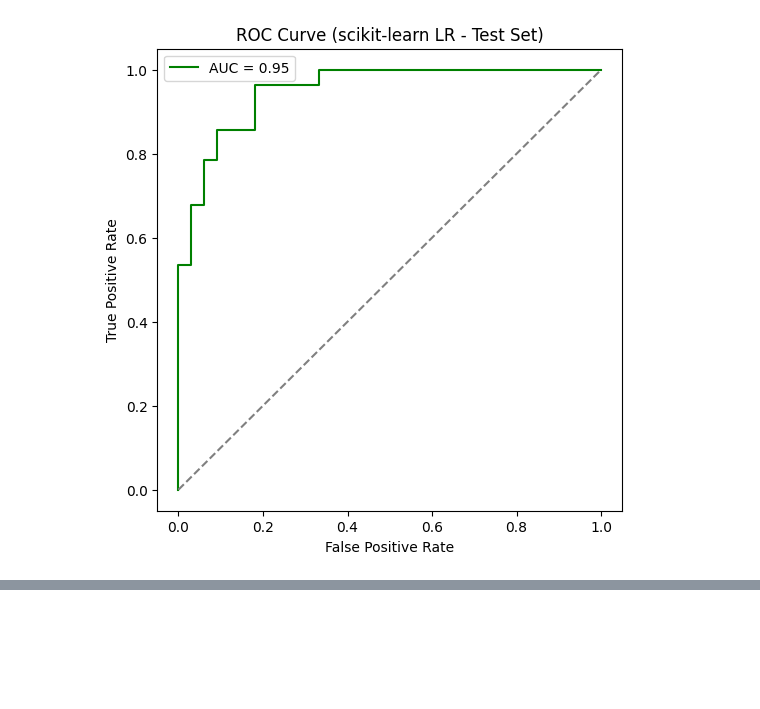
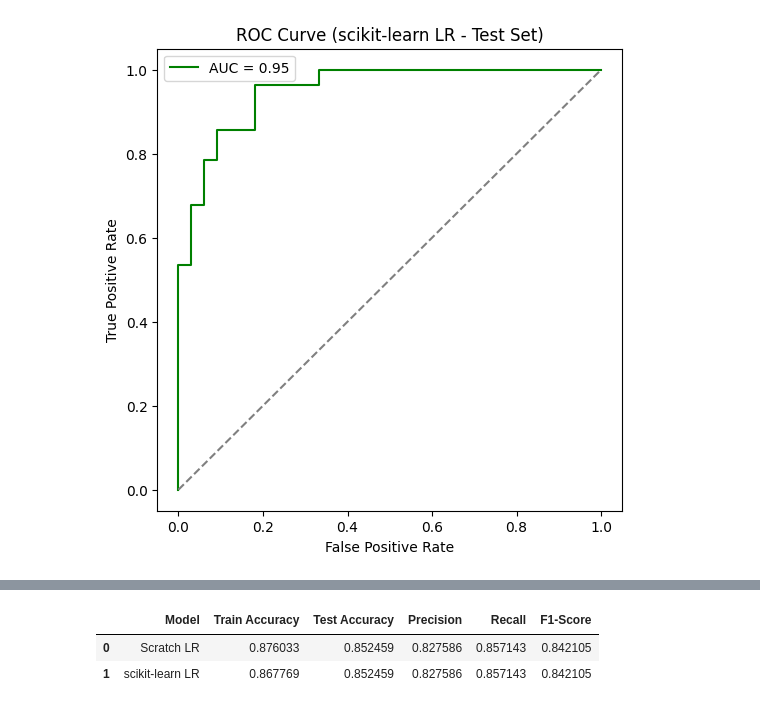
Before and after one commit to Ersatz-xD/ml-supervised, a Jupyter notebook: logistic_regression/heart_disease_cleveland.ipynb, the cells around one changed output, grey strips where cells are left out. Cells and saved outputs as stored; diff of their text form; code cells hidden in the pictures; blank space fills up the shorter version.

```diff
--- a/logistic_regression/heart_disease_cleveland.ipynb
+++ b/logistic_regression/heart_disease_cleveland.ipynb
@@ -513,0 +526,31 @@ plt.show()
+# %%
+comparison_data = {
+    "Model": ["Scratch LR", "scikit-learn LR"],
+    "Train Accuracy": [
+        accuracy_score(y_train, y_train_pred),
+        accuracy_score(y_train, y_train_pred_sk)
+    ],
+    "Test Accuracy": [
+        accuracy_score(y_test, y_test_pred),
+        accuracy_score(y_test, y_test_pred_sk)
+    ],
+    "Precision": [
+        precision_score(y_test, y_test_pred),
+        precision_score(y_test, y_test_pred_sk)
+    ],
+    "Recall": [
+        recall_score(y_test, y_test_pred),
+        recall_score(y_test, y_test_pred_sk)
+    ],
+    "F1-Score": [
+        f1_score(y_test, y_test_pred),
+        f1_score(y_test, y_test_pred_sk)
+    ]
+}
+
+comparison_df = pd.DataFrame(comparison_data)
+comparison_df
+# %% [output]
+|  | Model | Train Accuracy | Test Accuracy | Precision | Recall | F1-Score |
+| 0 | Scratch LR | 0.876033 | 0.852459 | 0.827586 | 0.857143 | 0.842105 |
+| 1 | scikit-learn LR | 0.867769 | 0.852459 | 0.827586 | 0.857143 | 0.842105 |
```
Also changed, not shown: parts of 4 cells of this notebook.
